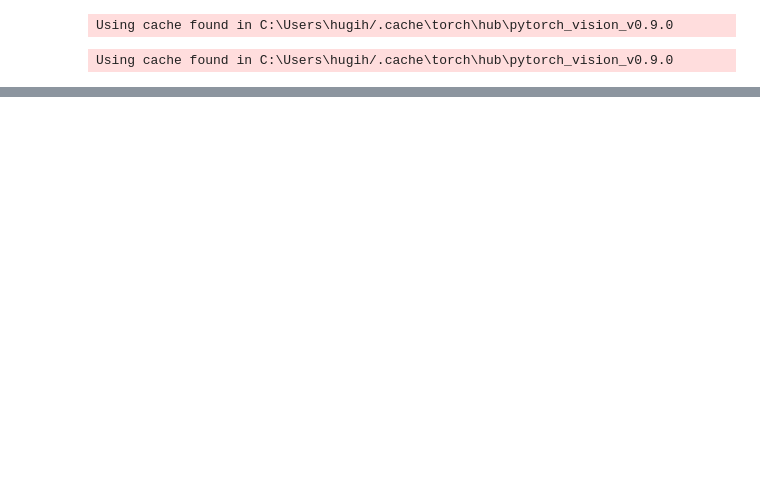
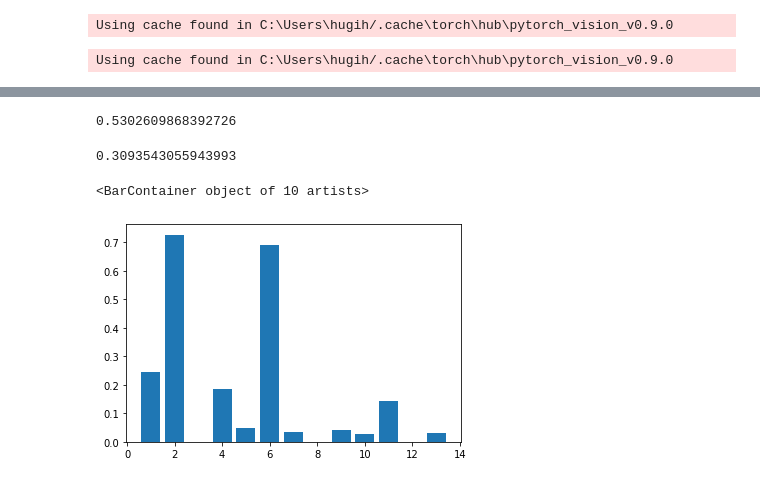
Before and after one commit to hugisveitti/thesis, a Jupyter notebook: code/model/test_losses.ipynb, the cells around one changed output, grey strips where cells are left out. Drawn from its saved outputs; the diff is of its cells as text; code cells hidden in the pictures; blank space fills up the shorter version.

```diff
--- a/code/model/test_losses.ipynb
+++ b/code/model/test_losses.ipynb
@@ -142,0 +164,8 @@ tensor(0.0192, grad_fn=<DivBackward0>)
+# %%
+gen_a1 = gen_a[0]
+gen_a2 = gen_a[1]
+# %%
+gen_a1 = torch.argmax(gen_a1, dim=0)
+gen_a2 = torch.argmax(gen_a2, dim=0)
+# %%
+cla = 2
@@ -142,0 +196,6 @@ tensor(0.0192, grad_fn=<DivBackward0>)
+# %%
+def IoU(lc_a, lc_b, cla):
+    union = lc_a[(lc_a == cla) | (lc_b == cla)].shape[0]
+    if union == 0:
+        return None
+    return len(((lc_a == cla) | (lc_b == cla))[(lc_a == cla) & (lc_b == cla)]) / union
@@ -142,0 +241,20 @@ tensor(0.0192, grad_fn=<DivBackward0>)
+# %%
+np.sum(np.array(ious) * np.array(c_ratio))
+# %% [output]
+0.5302609868392726
+# %%
+np.mean(ious)
+# %% [output]
+0.3093543055943993
+# %%
+ious = []
+cs = []
+for c in range(14):
+    iou = IoU(lc1, gen_a1, c)
+    if iou:
+        ious.append(iou)
+        cs.append(c)
+plt.bar(cs, ious)
+# %% [output]
+<BarContainer object of 10 artists>
+[figure, added]
```
Also changed, not shown: parts of 35 cells of this notebook, 3 other files.
